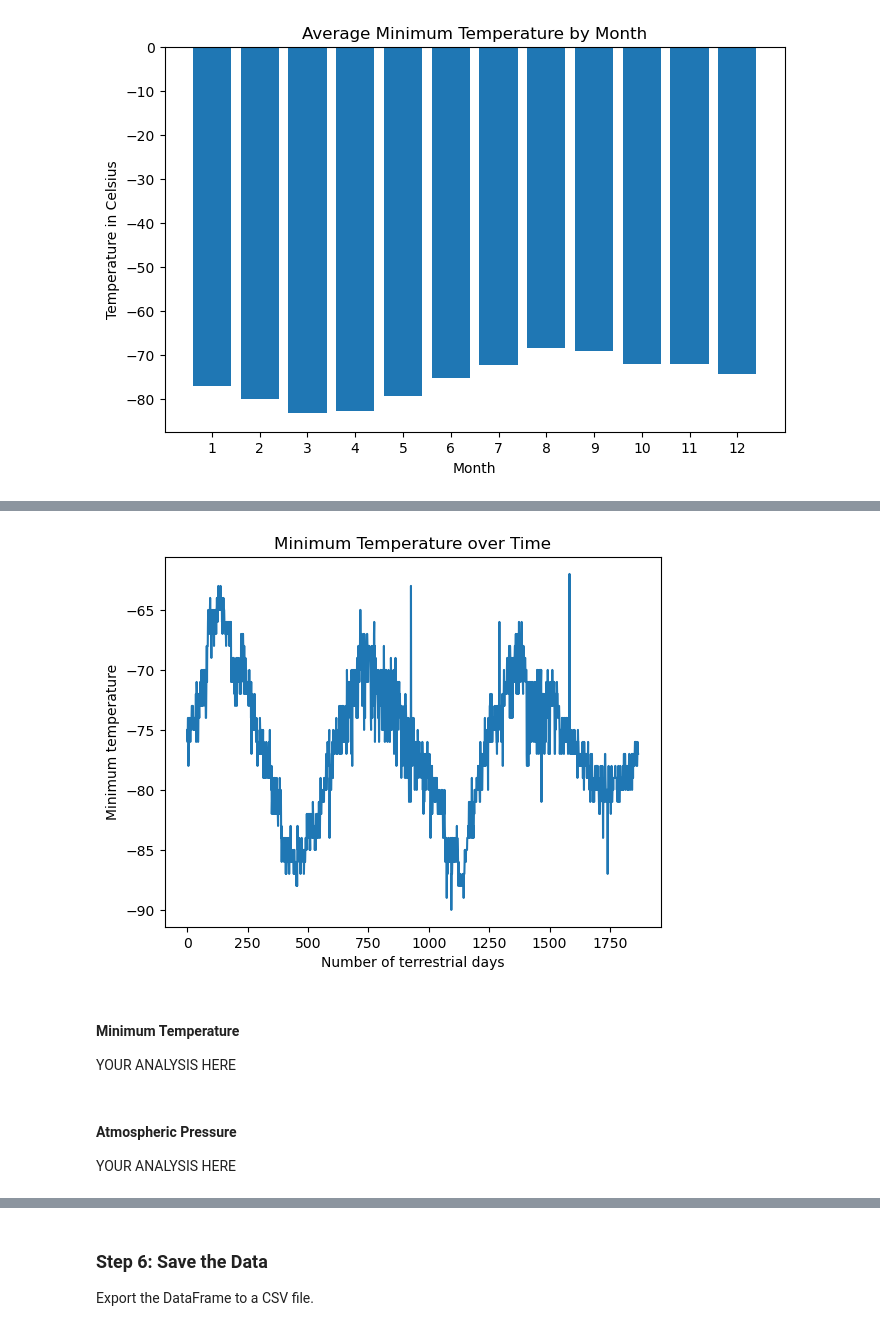
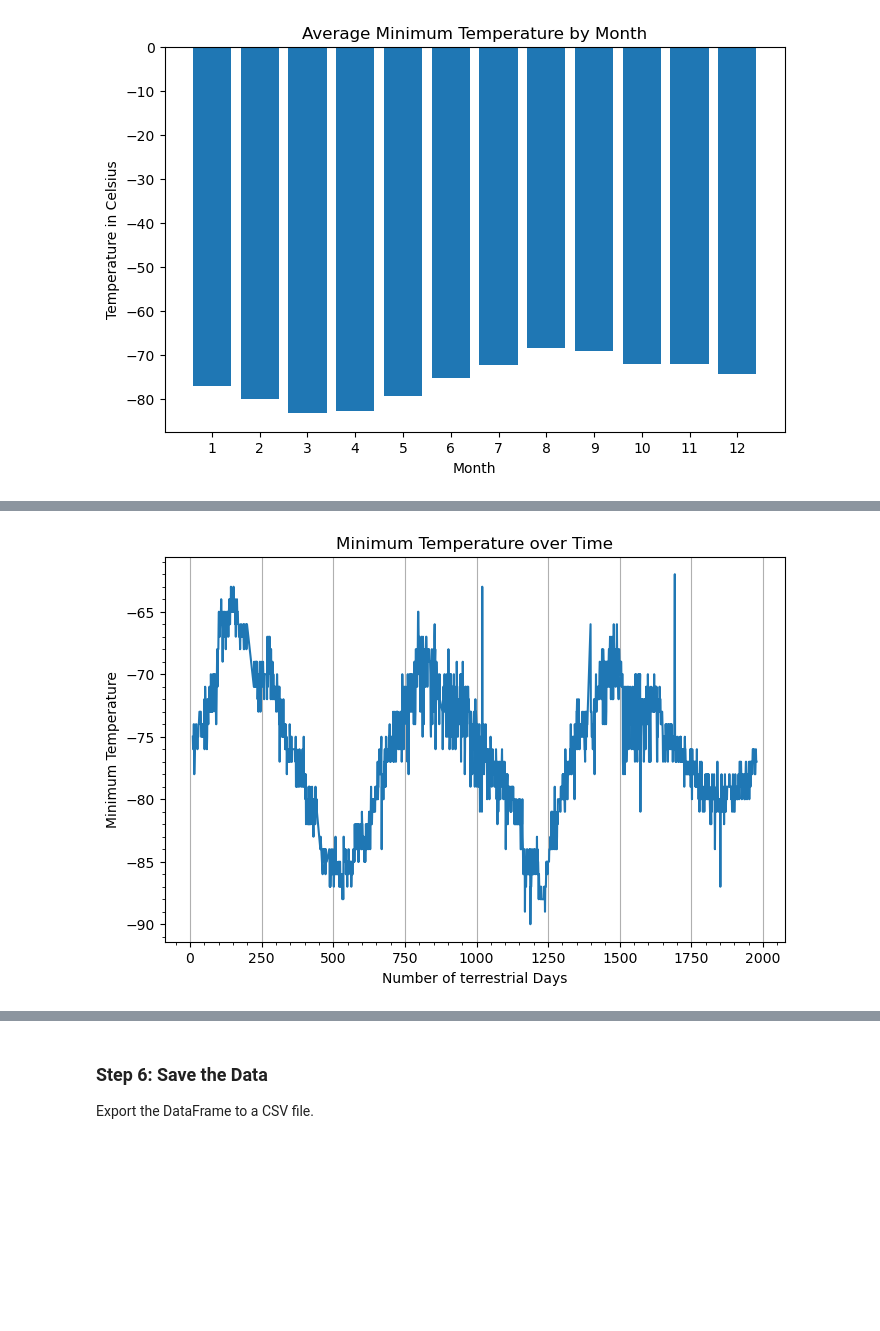
Before and after one commit to FloBeep/webscraping-challenge, a Jupyter notebook: part_2_mars_weather.ipynb, the cells around one changed output, grey strips where cells are left out. Drawn from its saved outputs; the diff is of its cells as text; code cells hidden in the pictures; blank space fills up the shorter version.

```diff
--- a/part_2_mars_weather.ipynb
+++ b/part_2_mars_weather.ipynb
@@ -215,13 +244,15 @@ Name: pressure, dtype: float64
 # %%
 # 5. How many terrestrial (Earth) days are there in a Martian year?
 # Visually estimate the result by plotting the daily minimum temperature of each observation in the data set.
+
+plt.figure(figsize=(8,5))
+plt.plot(mars_temp_df["sol"], mars_temp_df["min_temp"])
+plt.title("Minimum Temperature over Time")
+plt.xlabel("Number of terrestrial Days")
+plt.ylabel("Minimum Temperature")
+plt.grid(True, axis='x')
+plt.minorticks_on()
+
+plt.show()
 # %% [output]
-[figure, old version]
+[figure, new version]
-# %% [markdown]
-#### Minimum Temperature
-
-YOUR ANALYSIS HERE
-# %% [markdown]
-#### Atmospheric Pressure
-
-YOUR ANALYSIS HERE
```
Also changed, not shown: parts of 12 cells of this notebook, 1 other file.
